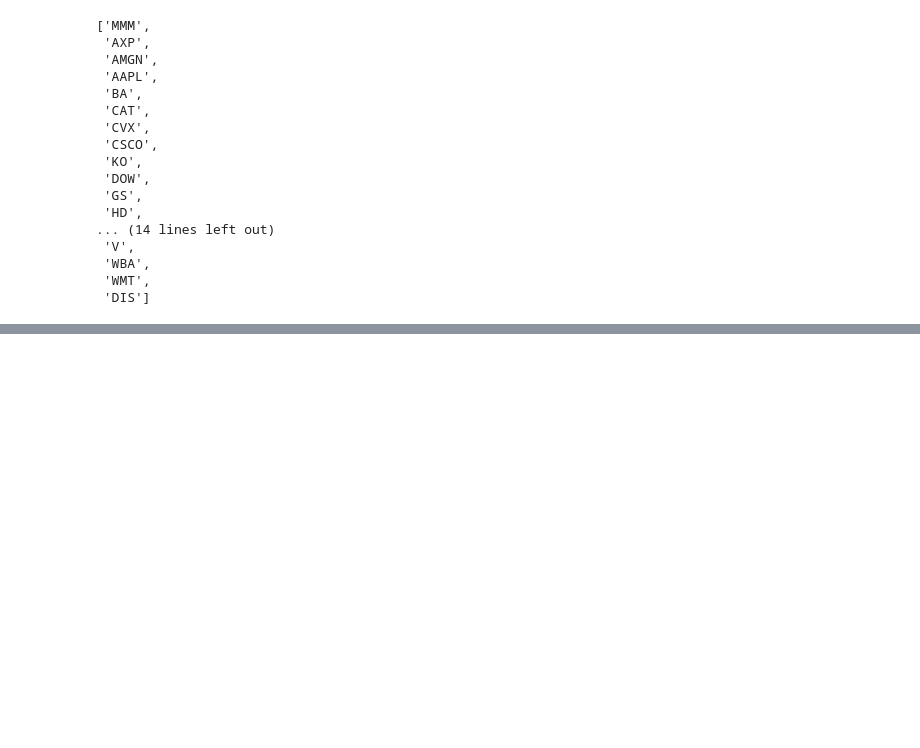
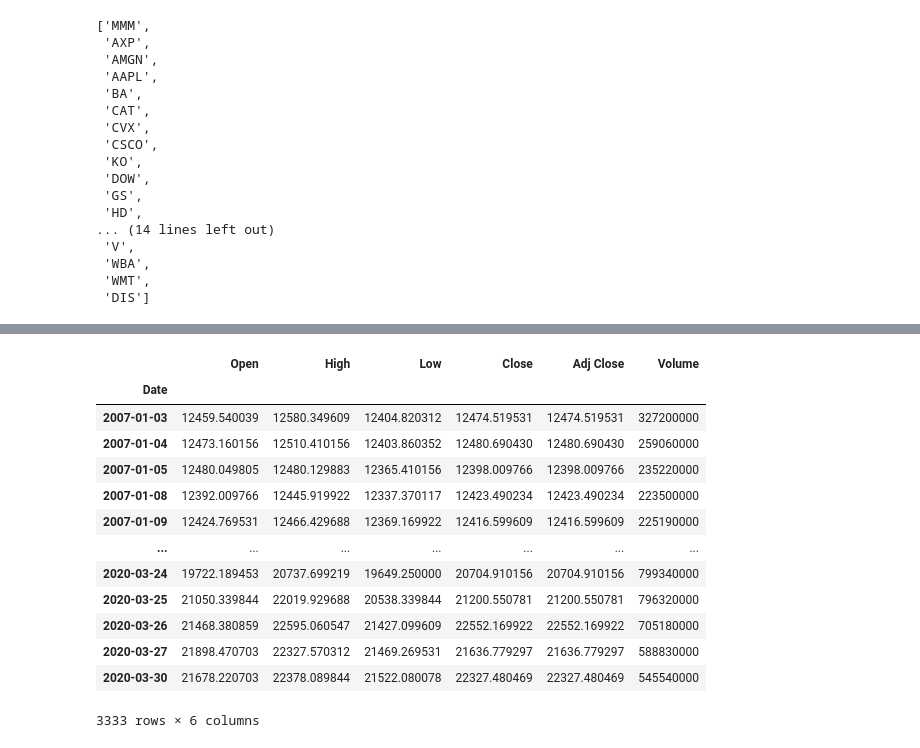
Before and after one commit to HunterKane/Project-9-Web-scraping-API-Wrappers, a Jupyter notebook: Web Scraping & API Wrapping .ipynb, the cells around one changed output, grey strips where cells are left out. Saved outputs shown, nothing was run; the diff lists cells and outputs as text; code cells hidden in the pictures; blank space fills up the shorter version.

```diff
--- a/Web Scraping & API Wrapping .ipynb
+++ b/Web Scraping & API Wrapping .ipynb
@@ -221,0 +260,18 @@ const.to_csv("const_csv", index = False)
+# %%
+#examine data
+dji
+# %% [output]
+|  | Open | High | Low | Close | Adj Close | Volume |
+| Date |  |  |  |  |  |  |
+| 2007-01-03 | 12459.540039 | 12580.349609 | 12404.820312 | 12474.519531 | 12474.519531 | 327200000 |
+| 2007-01-04 | 12473.160156 | 12510.410156 | 12403.860352 | 12480.690430 | 12480.690430 | 259060000 |
+| 2007-01-05 | 12480.049805 | 12480.129883 | 12365.410156 | 12398.009766 | 12398.009766 | 235220000 |
+| 2007-01-08 | 12392.009766 | 12445.919922 | 12337.370117 | 12423.490234 | 12423.490234 | 223500000 |
+| 2007-01-09 | 12424.769531 | 12466.429688 | 12369.169922 | 12416.599609 | 12416.599609 | 225190000 |
+| ... | ... | ... | ... | ... | ... | ... |
+| 2020-03-24 | 19722.189453 | 20737.699219 | 19649.250000 | 20704.910156 | 20704.910156 | 799340000 |
+| 2020-03-25 | 21050.339844 | 22019.929688 | 20538.339844 | 21200.550781 | 21200.550781 | 796320000 |
+| 2020-03-26 | 21468.380859 | 22595.060547 | 21427.099609 | 22552.169922 | 22552.169922 | 705180000 |
+| 2020-03-27 | 21898.470703 | 22327.570312 | 21469.269531 | 21636.779297 | 21636.779297 | 588830000 |
+| 2020-03-30 | 21678.220703 | 22378.089844 | 21522.080078 | 22327.480469 | 22327.480469 | 545540000 |
+3333 rows × 6 columns
```
Also changed, not shown: parts of 19 cells of this notebook.
